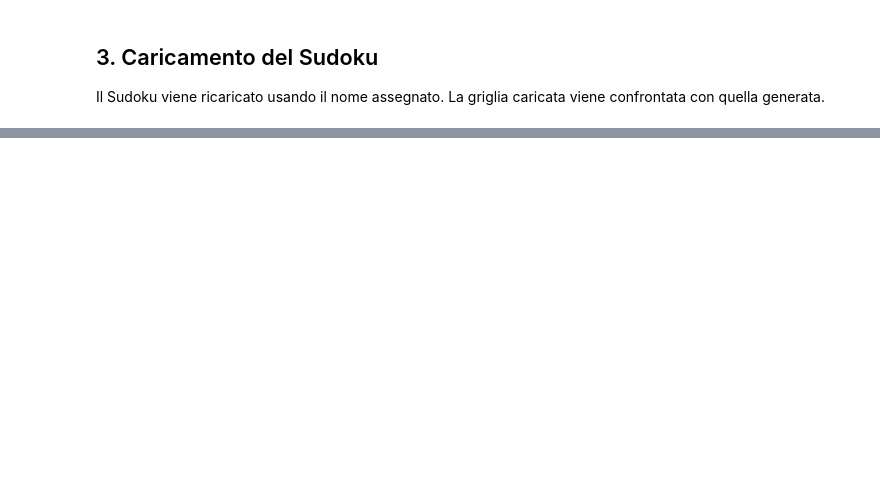
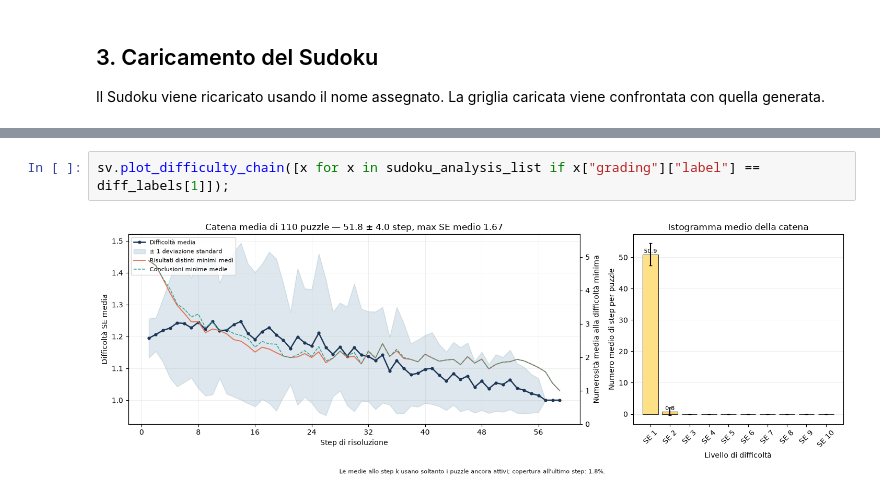
Before and after one commit to GiacomoAru/sudoku_ranker, a Jupyter notebook: analyze_list.ipynb, the cells around one changed output, grey strips where cells are left out. Saved outputs shown, nothing was run; the diff lists cells and outputs as text; blank space fills up the shorter version.

```diff
--- a/analyze_list.ipynb
+++ b/analyze_list.ipynb
@@ -98,0 +87,4 @@ sv.plot_technique_activity(first_result)
+# %%
+sv.plot_difficulty_chain([x for x in sudoku_analysis_list if x["grading"]["label"] == diff_labels[1]]);
+# %% [output]
+[figure, added]
```
Also changed, not shown: parts of 12 cells of this notebook, 8 other files.
